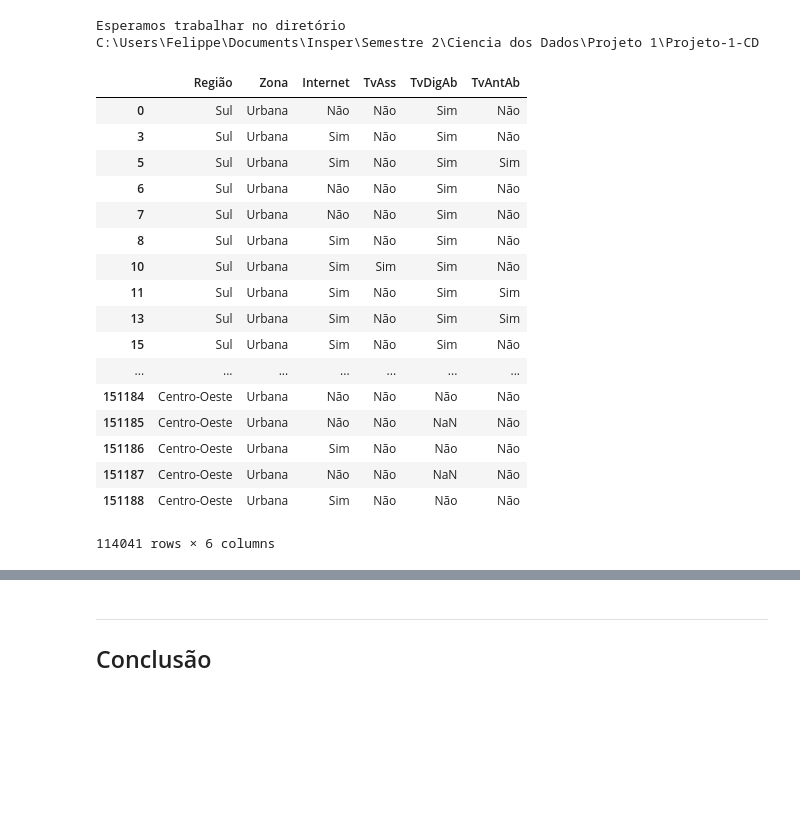
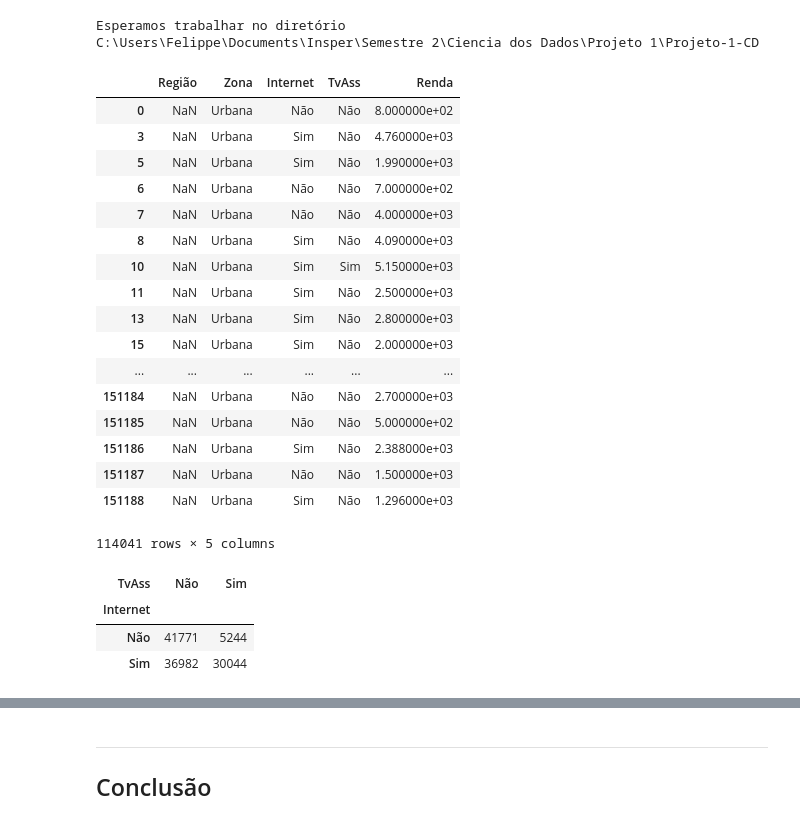
Before and after one commit to FelippeTeracini/Projeto-1-CD, a Jupyter notebook: Projeto1 Layout.ipynb, the cells around one changed output, grey strips where cells are left out. Saved outputs shown, nothing was run; the diff lists cells and outputs as text; code cells hidden in the pictures; blank space fills up the shorter version.

```diff
--- a/Projeto1 Layout.ipynb
+++ b/Projeto1 Layout.ipynb
@@ -42,59 +42,59 @@ C:\Users\Felippe\Documents\Insper\Semestre 2\Ciencia dos Dados\Projeto 1\Projeto
 dados2015 = pd.read_csv('DOM2015csv.zip', compression='zip', header=0, sep=',', quotechar='"')
 # %%
 # Divisão por regiões do Brasil
-dados2015.loc[(dados2015.UF <= 17),"Região"] = "Norte"
-dados2015.loc[(dados2015.UF > 17) | (dados2015.UF <= 29),"Região"] = "Nordeste"
-dados2015.loc[(dados2015.UF > 29) | (dados2015.UF <= 35),"Região"] = "Sudeste"
-dados2015.loc[(dados2015.UF > 35) | (dados2015.UF <= 43),"Região"] = "Sul"
-dados2015.loc[(dados2015.UF > 43),"Região"] = "Centro-Oeste"
+dados2015.loc[(dados2015.UF > 29)  (dados2015.UF <= 35),"Região"] = "Sudeste"
+dados2015 = dados2015[pd.notnull(dados2015["UF"])]
 
 # Divisão por disponibilidade de internet no domicílio
 dados2015.loc[(dados2015.V02322 == 2), "Internet"] = "Sim"
 dados2015.loc[(dados2015.V02322 == 4), "Internet"] = "Não"
 dados2015 = dados2015[pd.notnull(dados2015["V02322"])]
 
-# Divisão por disponibilidade de tv no domicílio
-# // Tv por assinatura
+# Divisão por disponibilidade de tv por assinatura nos domicílios
 dados2015.loc[(dados2015.V02272 == 1), "TvAss"] = "Sim"
 dados2015.loc[(dados2015.V02272 == 3), "TvAss"] = "Não"
 dados2015 = dados2015[pd.notnull(dados2015["V02272"])]
-# // Tv digital aberta !! REMOVER OS NAN
-dados2015.loc[(dados2015.V02273 == 1), "TvDigAb"] = "Sim"
-dados2015.loc[(dados2015.V02273 == 3), "TvDigAb"] = "Não"
-dados2015 = dados2015[pd.notnull(dados2015["V02273"])]
-# // Tv aberta antena
-dados2015.loc[(dados2015.V02274 == 1), "TvAntAb"] = "Sim"
-dados2015.loc[(dados2015.V02274 == 3), "TvAntAb"] = "Não"
-dados2015 = dados2015[pd.notnull(dados2015["V02274"])]
 
 # Divisão por zona (Rural ou Urbana)
 dados2015.loc[(dados2015.V4105 == 1), "Zona"] = "Urbana"
 dados2015.loc[(dados2015.V4105 == 2), "Zona"] = "Urbana"
 dados2015.loc[(dados2015.V4105 == 3), "Zona"] = "Urbana"
 dados2015.loc[(dados2015.V4105 == 4), "Zona"] = "Rural"
 dados2015.loc[(dados2015.V4105 == 5), "Zona"] = "Rural"
 dados2015.loc[(dados2015.V4105 == 6), "Zona"] = "Rural"
 dados2015.loc[(dados2015.V4105 == 7), "Zona"] = "Rural"
 dados2015.loc[(dados2015.V4105 == 8), "Zona"] = "Rural"
 
-#Tabela Final
-dados2015.loc[:,["Região", "Zona", "Internet", "TvAss", "TvDigAb", "TvAntAb"]]
+# Renda
+dados2015 = dados2015.rename(columns={"V4614": "Renda"})
+
+# Tabela Com todas as Colunas
+dados2015.loc[:,["Região", "Zona", "Internet", "TvAss", "Renda"]]
 # %% [output]
-|  | Região | Zona | Internet | TvAss | TvDigAb | TvAntAb |
-| 0 | Sul | Urbana | Não | Não | Sim | Não |
-| 3 | Sul | Urbana | Sim | Não | Sim | Não |
-| 5 | Sul | Urbana | Sim | Não | Sim | Sim |
-| 6 | Sul | Urbana | Não | Não | Sim | Não |
-| 7 | Sul | Urbana | Não | Não | Sim | Não |
-| 8 | Sul | Urbana | Sim | Não | Sim | Não |
-| 10 | Sul | Urbana | Sim | Sim | Sim | Não |
-| 11 | Sul | Urbana | Sim | Não | Sim | Sim |
-| 13 | Sul | Urbana | Sim | Não | Sim | Sim |
-| 15 | Sul | Urbana | Sim | Não | Sim | Não |
-| ... | ... | ... | ... | ... | ... | ... |
-| 151184 | Centro-Oeste | Urbana | Não | Não | Não | Não |
-| 151185 | Centro-Oeste | Urbana | Não | Não | NaN | Não |
-| 151186 | Centro-Oeste | Urbana | Sim | Não | Não | Não |
-| 151187 | Centro-Oeste | Urbana | Não | Não | NaN | Não |
-| 151188 | Centro-Oeste | Urbana | Sim | Não | Não | Não |
+|  | Região | Zona | Internet | TvAss | Renda |
+| 0 | NaN | Urbana | Não | Não | 8.000000e+02 |
+| 3 | NaN | Urbana | Sim | Não | 4.760000e+03 |
+| 5 | NaN | Urbana | Sim | Não | 1.990000e+03 |
+| 6 | NaN | Urbana | Não | Não | 7.000000e+02 |
+| 7 | NaN | Urbana | Não | Não | 4.000000e+03 |
+| 8 | NaN | Urbana | Sim | Não | 4.090000e+03 |
+| 10 | NaN | Urbana | Sim | Sim | 5.150000e+03 |
+| 11 | NaN | Urbana | Sim | Não | 2.500000e+03 |
+| 13 | NaN | Urbana | Sim | Não | 2.800000e+03 |
+| 15 | NaN | Urbana | Sim | Não | 2.000000e+03 |
+| ... | ... | ... | ... | ... | ... |
+| 151184 | NaN | Urbana | Não | Não | 2.700000e+03 |
+| 151185 | NaN | Urbana | Não | Não | 5.000000e+02 |
+| 151186 | NaN | Urbana | Sim | Não | 2.388000e+03 |
+| 151187 | NaN | Urbana | Não | Não | 1.500000e+03 |
+| 151188 | NaN | Urbana | Sim | Não | 1.296000e+03 |
-114041 rows × 6 columns
+114041 rows × 5 columns
+# %%
+# Analises Primarias
+dadosanalise = pd.crosstab(dados2015.Internet, dados2015.TvAss)
+dadosanalise
+# %% [output]
+| TvAss | Não | Sim |
+| Internet |  |  |
+| Não | 41771 | 5244 |
+| Sim | 36982 | 30044 |
```
Also changed, not shown: parts of 2 cells of this notebook, 7 other files.
